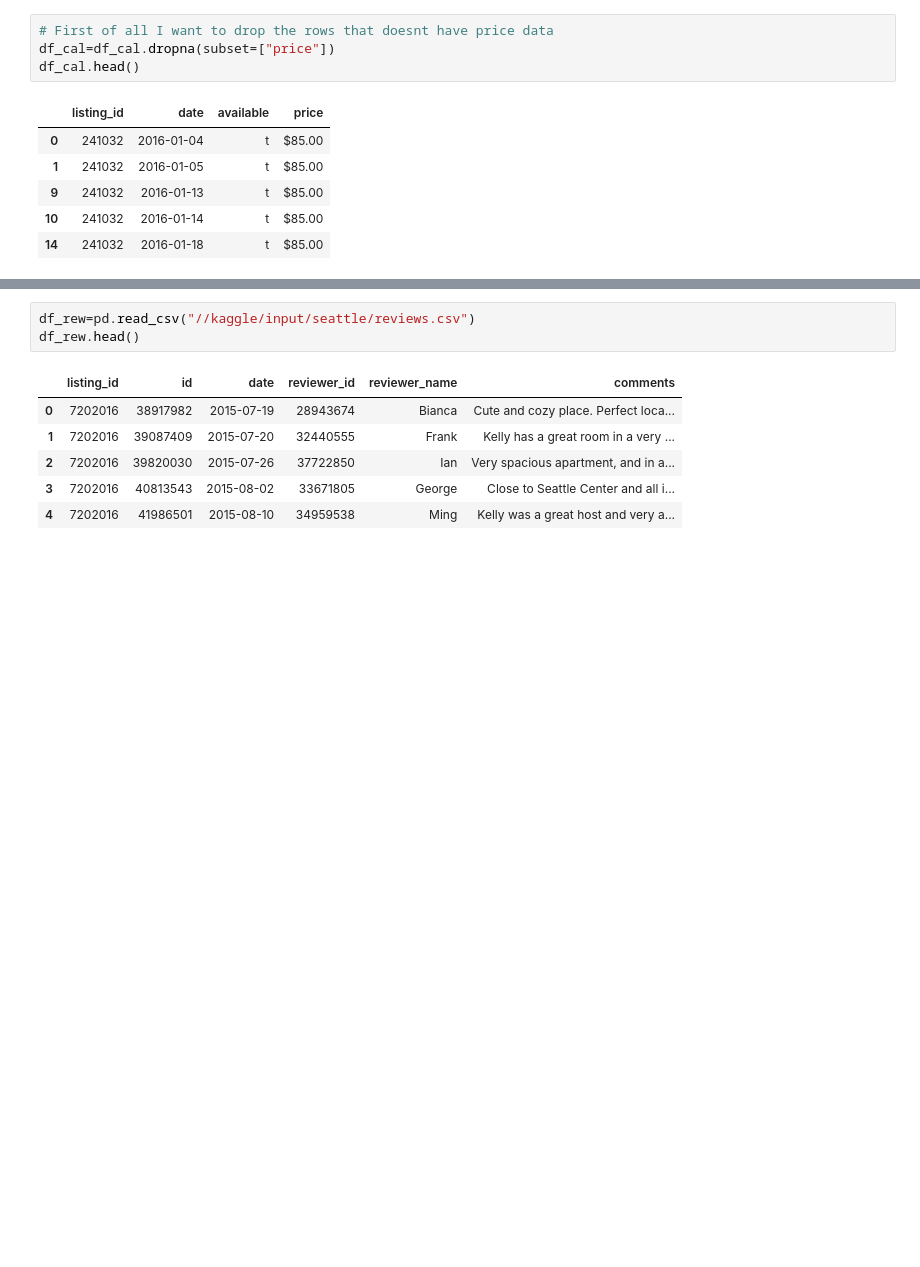
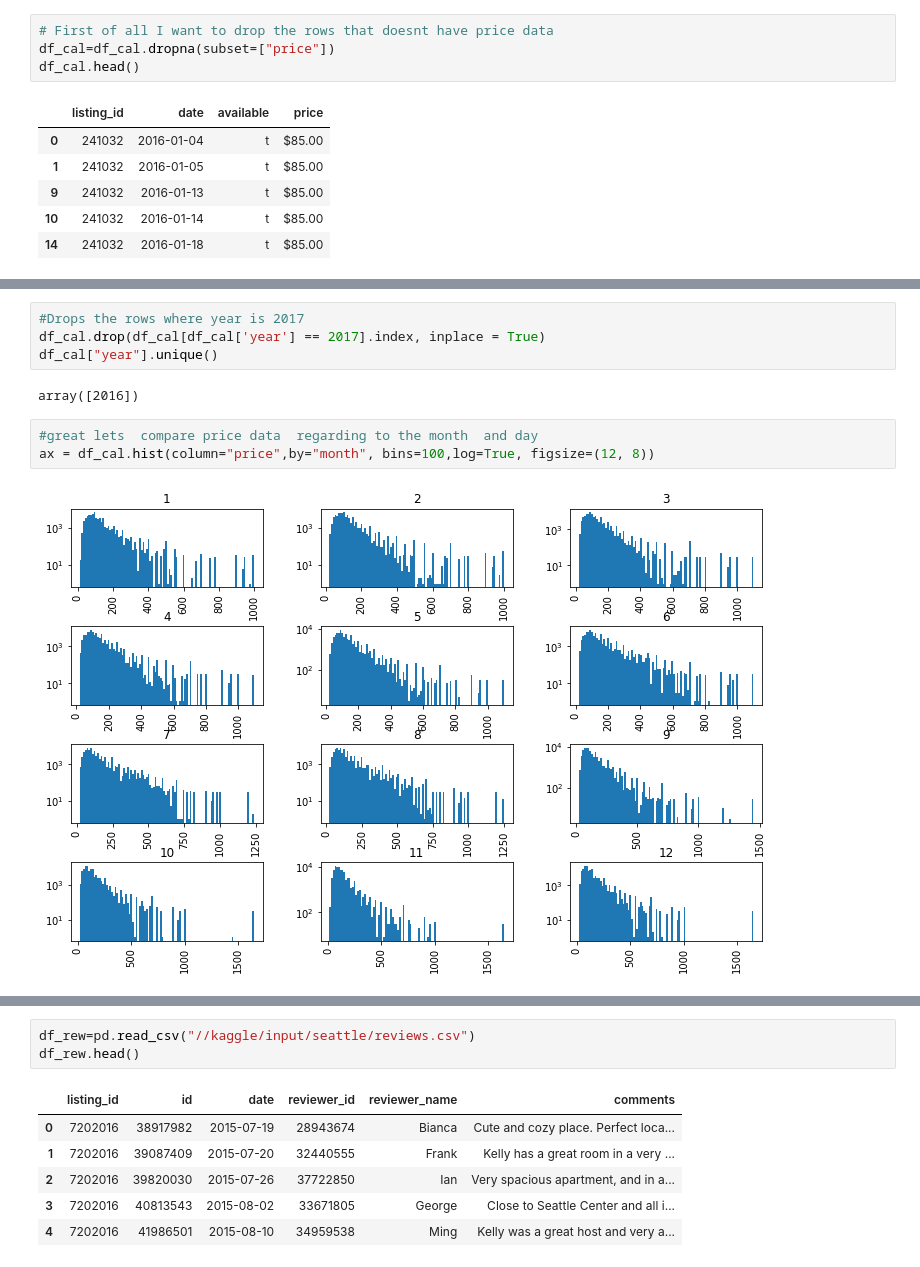
Before and after one commit to EmrahDemirezen/BSH_DATA_SCIENTIST_PROJECT_1, a Jupyter notebook: bsh-data-scientist-homework.ipynb, the cells around one changed output, grey strips where cells are left out. Saved outputs shown, nothing was run; the diff lists cells and outputs as text; blank space fills up the shorter version.

Commit message:
Kaggle Notebook | BSH_DATA_SCIENTIST_HOMEWORK | Version 8

```diff
--- a/bsh-data-scientist-homework.ipynb
+++ b/bsh-data-scientist-homework.ipynb
@@ -67,0 +207,11 @@ plt.show()
+# %%
+#Drops the rows where year is 2017
+df_cal.drop(df_cal[df_cal['year'] == 2017].index, inplace = True)
+df_cal["year"].unique()
+# %% [output]
+array([2016])
+# %%
+#great lets  compare price data  regarding to the month  and day
+ax = df_cal.hist(column="price",by="month", bins=100,log=True, figsize=(12, 8))
+# %% [output]
+[figure, added]
```
Also changed, not shown: parts of 43 cells of this notebook.
